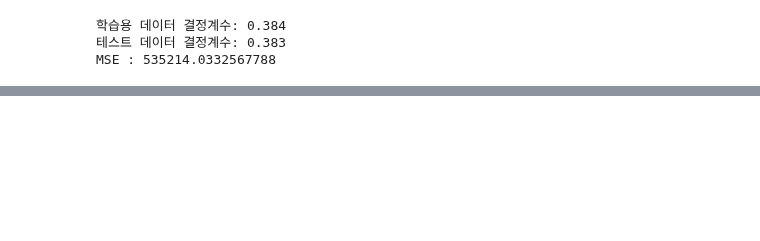
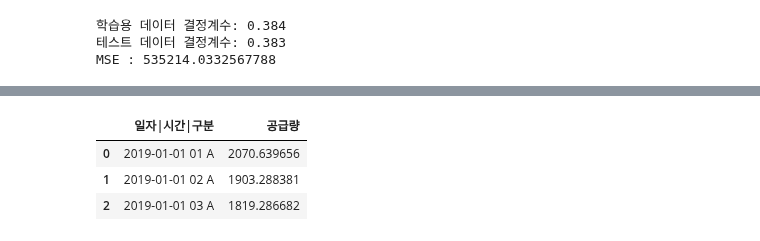
Before and after one commit to city1616/LikeLion_AI_SCHOOL_13th, a Jupyter notebook: 팀 프로젝트 - 멋쟁이 수정처럼/CODE/test.ipynb, the cells around one changed output, grey strips where cells are left out. Cells and saved outputs as stored; diff of their text form; code cells hidden in the pictures; blank space fills up the shorter version.

```diff
--- a/팀 프로젝트 - 멋쟁이 수정처럼/CODE/test.ipynb
+++ b/팀 프로젝트 - 멋쟁이 수정처럼/CODE/test.ipynb
@@ -417,0 +370,35 @@ Did not meet early stopping. Best iteration is:
+# %%
+sel = ['year', 'month', 'day', 'hour', 'weekday', "구분_int", '기온(°C)']
+X = train_data[sel]
+y = train_data['공급량']
+X_train, X_test, y_train, y_test = train_test_split(X, y,
+                                                    test_size = 0.3,
+                                                   random_state=42)
+
+d_train = lgb.Dataset(X_train, y_train)
+d_val = lgb.Dataset(X_test, y_test)
+
+params = {
+    'objective': 'regression',
+    'metric':'mae',
+    'seed':42
+}
+
+model = lgb.train(params, d_train, 2000, d_val, verbose_eval=20, early_stopping_rounds=10)
+pred = model.predict(X_test)
+train_mse = mean_squared_error(y_test, pred)
+print("MSE : ", train_mse)
+# print("Training score : ", lgb.score(X_train, y_train))
+# print("accuracy Score : {}".format(accuracy_score(y_test, pred)))
+# print("ROC-AUC Score : {}".format(roc_auc_score(y_test, pred)))
+
+# cross_val = cross_val_score(model, val_x, val_y, cv = 5,
+#                            scoring = "neg_mean_squared_error")
+# print("cross validation :", cross_val)
+submission = pd.read_csv('../CSV/가스공급량 수요예측 모델개발 data/sample_submission.csv')
+
+test_x = pred_test[sel]
+
+preds = model.predict(test_x)
+submission['공급량'] = preds
+# submission.to_csv("../CSV/Submission/7_columns_lightgbm_model.csv", index = False)
@@ -417,0 +423,7 @@ Did not meet early stopping. Best iteration is:
+# %%
+submission.head(3)
+# %% [output]
+|  | 일자|시간|구분 | 공급량 |
+| 0 | 2019-01-01 01 A | 2070.639656 |
+| 1 | 2019-01-01 02 A | 1903.288381 |
+| 2 | 2019-01-01 03 A | 1819.286682 |
```
Also changed, not shown: parts of 24 cells of this notebook.
